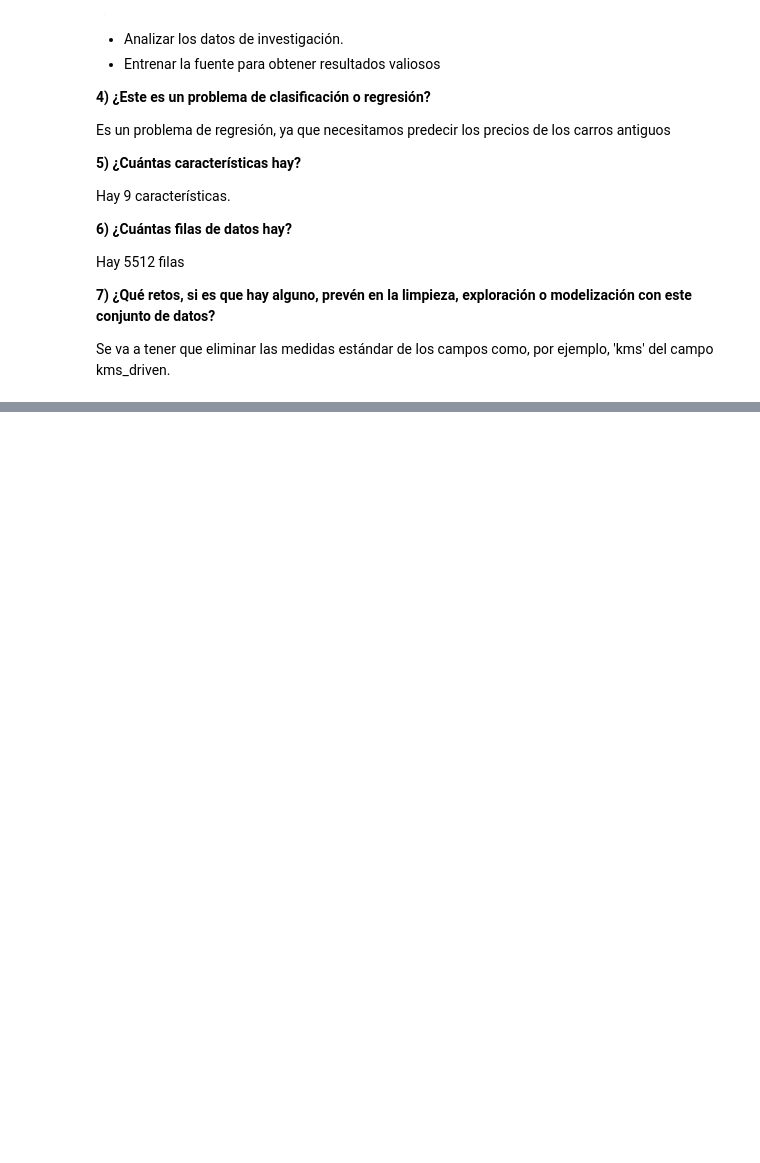
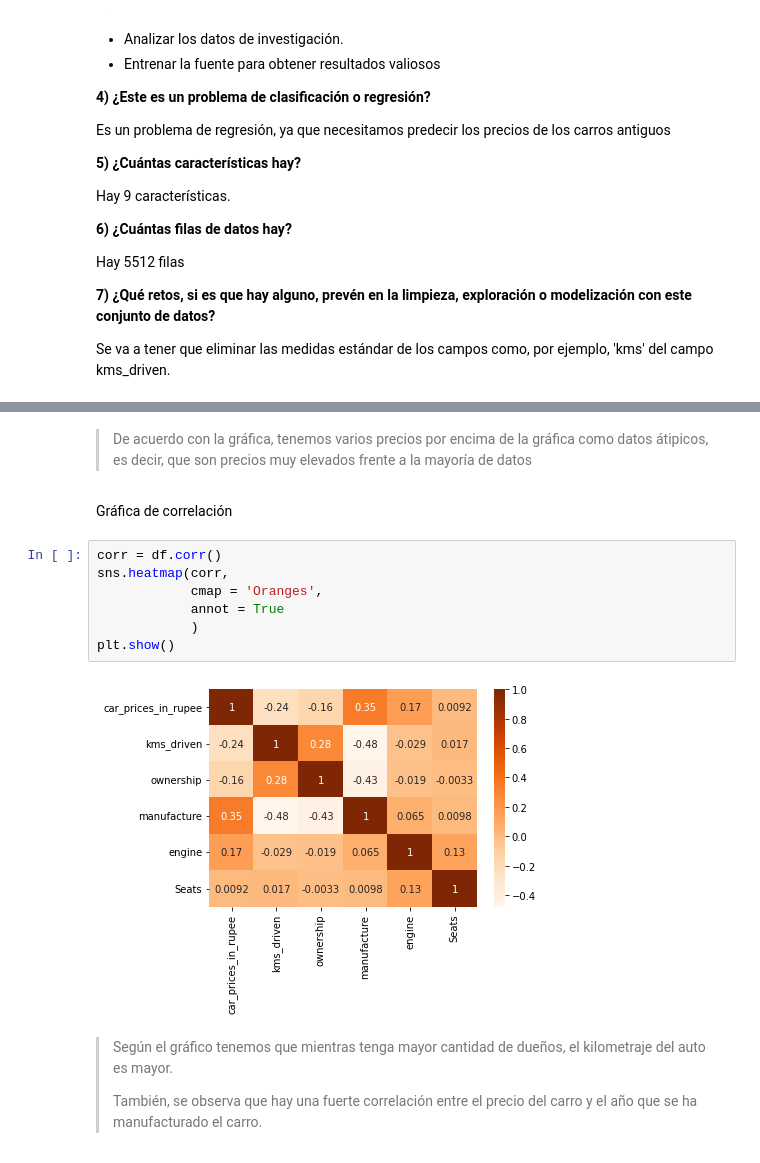
Before and after one commit to Dannais/Old-Car-Price-Prediction, a Jupyter notebook: Old_Car_Price_Prediction.ipynb, the cells around one changed output, grey strips where cells are left out. Cells and saved outputs as stored; diff of their text form; blank space fills up the shorter version.

```diff
--- a/Old_Car_Price_Prediction.ipynb
+++ b/Old_Car_Price_Prediction.ipynb
@@ -153,0 +441,17 @@ memory usage: 430.8+ KB
+# %% [markdown]
+> De acuerdo con la gráfica, tenemos varios precios por encima de la gráfica como datos átipicos, es decir, que son precios muy elevados frente a la mayoría de datos
+# %% [markdown]
+Gráfica de correlación
+# %%
+corr = df.corr()
+sns.heatmap(corr,
+            cmap = 'Oranges',
+            annot = True
+            )
+plt.show()
+# %% [output]
+[figure, added]
+# %% [markdown]
+>Según el gráfico tenemos que mientras tenga mayor cantidad de dueños, el kilometraje del auto es mayor.
+>
+>También, se observa que hay una fuerte correlación entre el precio del carro y el año que se ha manufacturado el carro.
```
Also changed, not shown: parts of 41 cells of this notebook.
